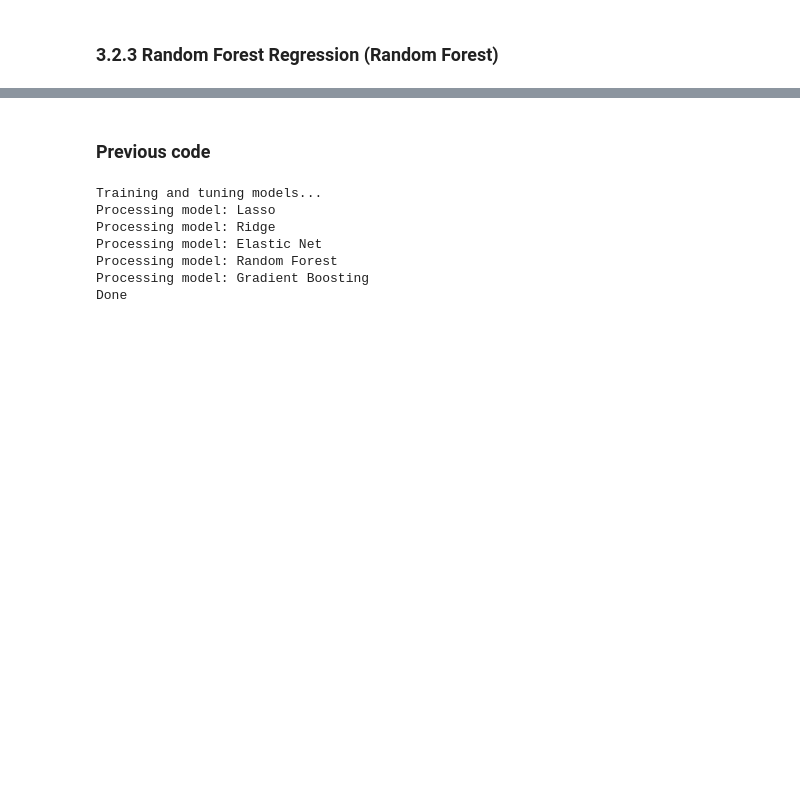
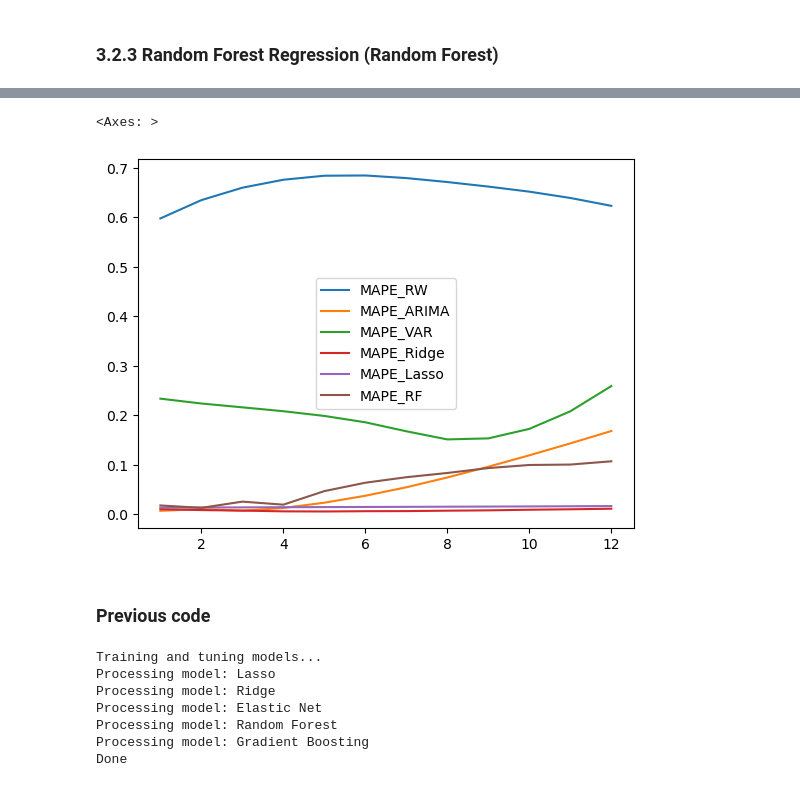
Before and after one commit to estcab00/inflation-prediction, a Jupyter notebook: code/headline_inflation/2019/3_RegressionML_H19.ipynb, the cells around one changed output, grey strips where cells are left out. Cells and saved outputs as stored; diff of their text form; code cells hidden in the pictures; blank space fills up the shorter version.

```diff
--- a/code/headline_inflation/2019/3_RegressionML_H19.ipynb
+++ b/code/headline_inflation/2019/3_RegressionML_H19.ipynb
@@ -563,3 +559,8 @@ pd.concat([RMSE_rw, RMSE_arima, RMSE_var, RMSE_ridge, RMSE_lasso], axis=1).plot(
+# %%
+pd.concat([MAPE_rw, MAPE_arima, MAPE_var, MAPE_ridge, MAPE_lasso, MAPE_rf], axis=1).plot()
+# %% [output]
+<Axes: >
+[figure, added]
 # %% [markdown]
 ### Previous code
 # %%
```
Also changed, not shown: parts of 25 cells of this notebook, 3 other files.
